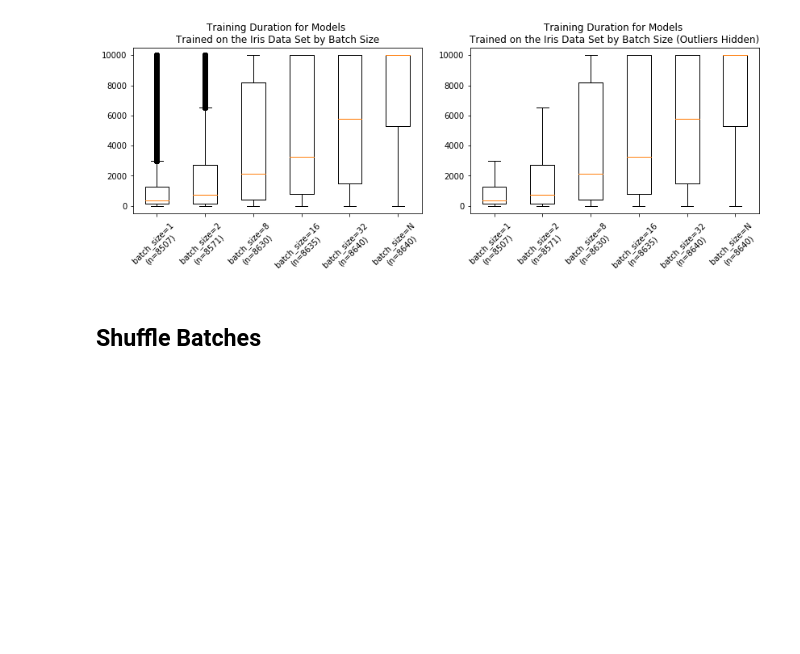
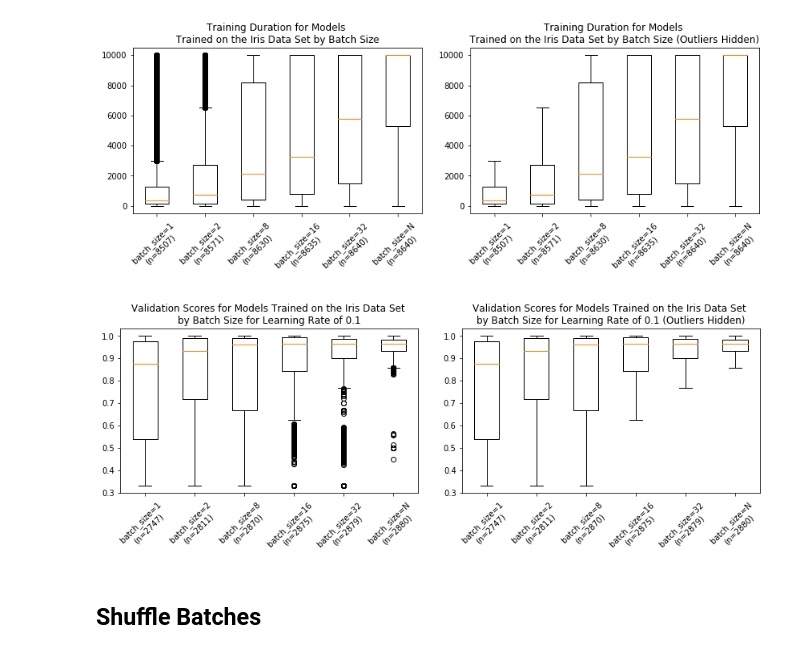
Before and after one commit to AnthonyDickson/Neural-Networks, a Jupyter notebook: notebooks/Analysis of Iris Dataset Results.ipynb, the cells around one changed output. Drawn from its saved outputs; the diff is of its cells as text; code cells hidden in the pictures; blank space fills up the shorter version.

```diff
--- a/notebooks/Analysis of Iris Dataset Results.ipynb
+++ b/notebooks/Analysis of Iris Dataset Results.ipynb
@@ -437,6 +437,18 @@ for ax in axes:
         tick.set_rotation(45)
 # %% [output]
 [figure]
+# %%
+fig, axes = make_n_way_boxplot(df, iris_mask(df) & (df['learning_rate'] == 0.1),
+                  *get_batch_masks_labels(),
+                  'val_scores',
+                  'Validation Scores for Models Trained on the Iris Data Set \n'
+                               'by Batch Size for Learning Rate of 0.1')
+
+for ax in axes:
+    for tick in ax.get_xticklabels():
+        tick.set_rotation(45)
+# %% [output]
+[figure, added]
 # %% [markdown]
 ## Shuffle Batches
 # %%
```
Also changed, not shown: 2 other files.
